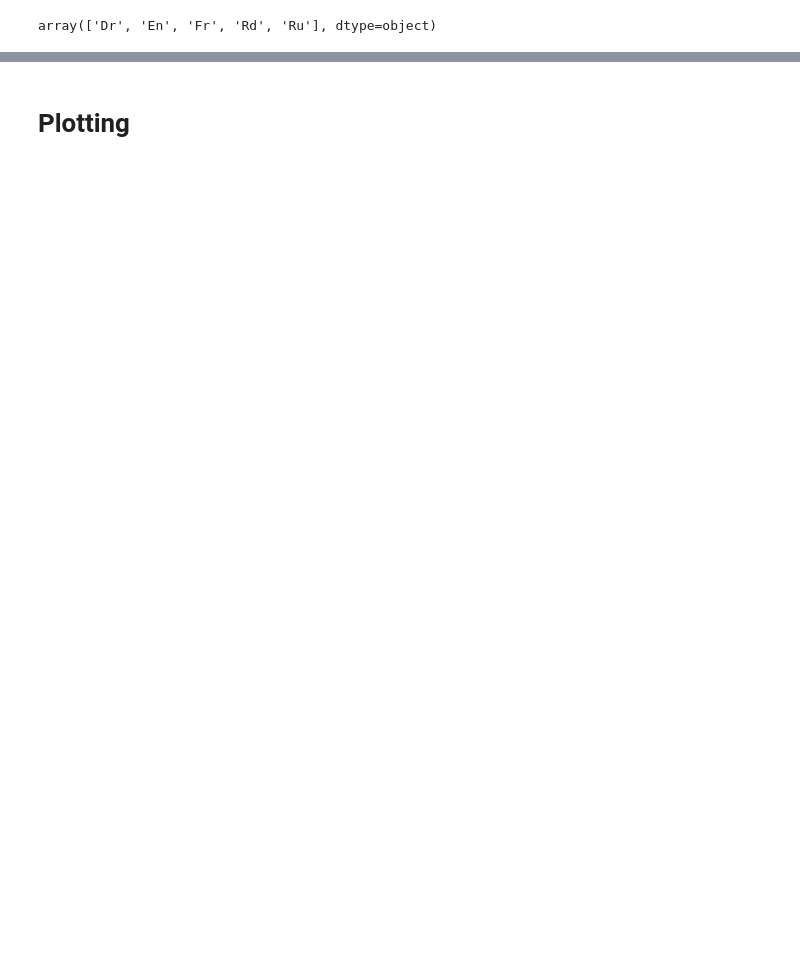
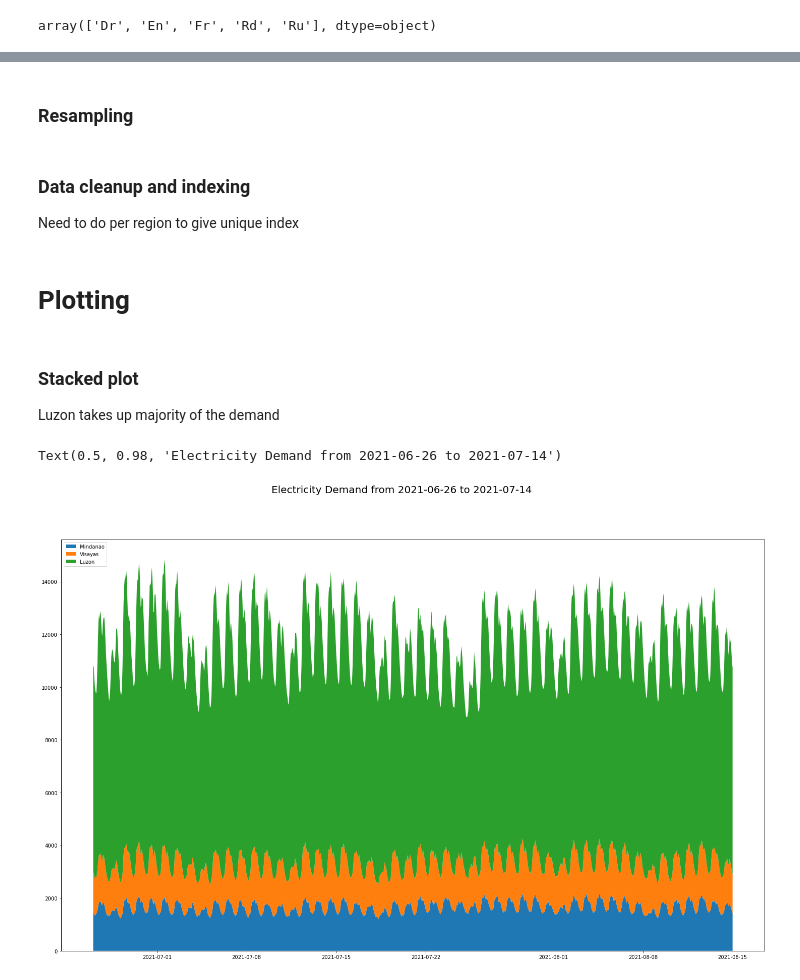
Before and after one commit to emmandecena/jpbook, a Jupyter notebook: book/docs/datasets/philenergy/dataregionaldemand.ipynb, the cells around one changed output, grey strips where cells are left out. Saved outputs shown, nothing was run; the diff lists cells and outputs as text; code cells hidden in the pictures; blank space fills up the shorter version.

```diff
--- a/book/docs/datasets/philenergy/dataregionaldemand.ipynb
+++ b/book/docs/datasets/philenergy/dataregionaldemand.ipynb
@@ -122 +119,7 @@ df[df['REGION_NAME']=='CLUZ']
+# %%
+# Removing AM/PM from RUN_TIME
+df['TIME_INTERVAL'] = df['TIME_INTERVAL'].str.replace(r'[^\W\d_]', '')
+
+# Setting RUN_TIME to datetime
+df['TIME_INTERVAL'] = pd.to_datetime(df['TIME_INTERVAL'])
 # %% [markdown]
@@ -127,13 +130,3 @@ So that we can use unique datetime index
 df_luz = df[df['REGION_NAME']=='CLUZ'].copy()
 df_min = df[df['REGION_NAME']=='CMIN'].copy()
 df_vis = df[df['REGION_NAME']=='CVIS'].copy()
-# %%
-# Removing AM/PM from RUN_TIME
-df_luz['TIME_INTERVAL'] = df_luz['TIME_INTERVAL'].str.replace(r'[^\W\d_]', '')
-
-# Setting RUN_TIME to datetime
-df_luz['TIME_INTERVAL'] = pd.to_datetime(df_luz['TIME_INTERVAL'])
-
-# Setting RUN_TIME as sorted index
-df_luz = df_luz.set_index('TIME_INTERVAL')
-df_luz = df_luz.sort_index()
@@ -150,3 +147,5 @@ df_luz[df_luz['COMMODITY_TYPE']=='En'].head()
+# %% [markdown]
+### Resampling
 # %%
 df_luz_hr = df_luz[df_luz['COMMODITY_TYPE']=='En'].resample('1H').mean()
 df_luz_day = df_luz[df_luz['COMMODITY_TYPE']=='En'].resample('1D').mean()
@@ -154,2 +158,18 @@ df_luz_7d = df_luz[df_luz['COMMODITY_TYPE']=='En'].rolling('7D').mean()
+# %% [markdown]
+### Data cleanup and indexing
+
+Need to do per region to give unique index
 # %% [markdown]
 # Plotting
+# %% [markdown]
+### Stacked plot
+
+Luzon takes up majority of the demand
+# %%
+fig, ax = plt.subplots(figsize=(25,15))
+plt.stackplot(df_min_hr.index, df_min_hr.MKT_REQT, df_vis_hr.MKT_REQT, df_luz_hr.MKT_REQT, labels=['Mindanao','Visayas','Luzon'])
+plt.legend(loc='upper left')
+fig.suptitle(f'Electricity Demand from {start} to {end}', size=20)
+# %% [output]
+Text(0.5, 0.98, 'Electricity Demand from 2021-06-26 to 2021-07-14')
+[figure, added]
```
Also changed, not shown: parts of 22 cells of this notebook, 17 other files.
